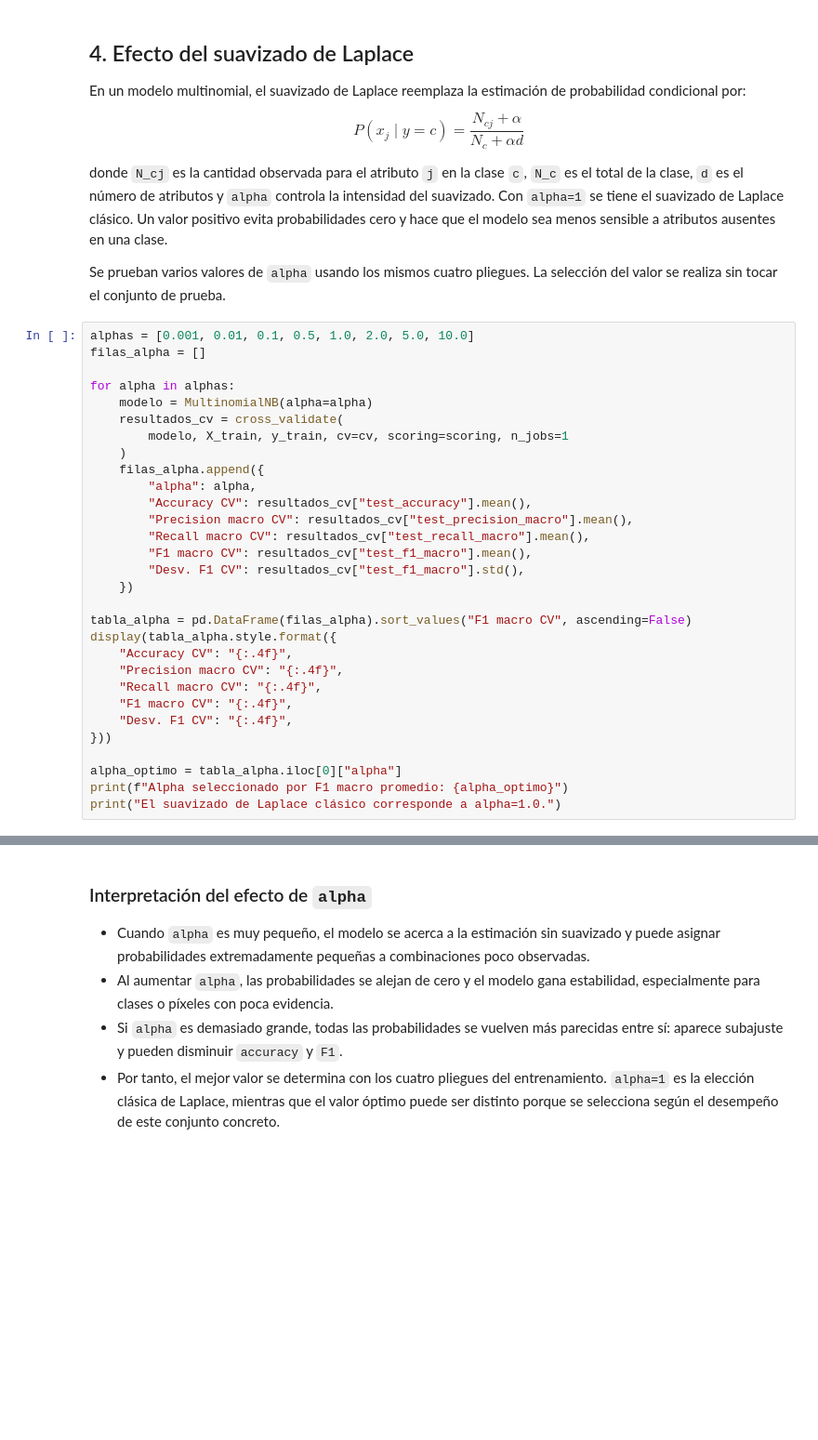
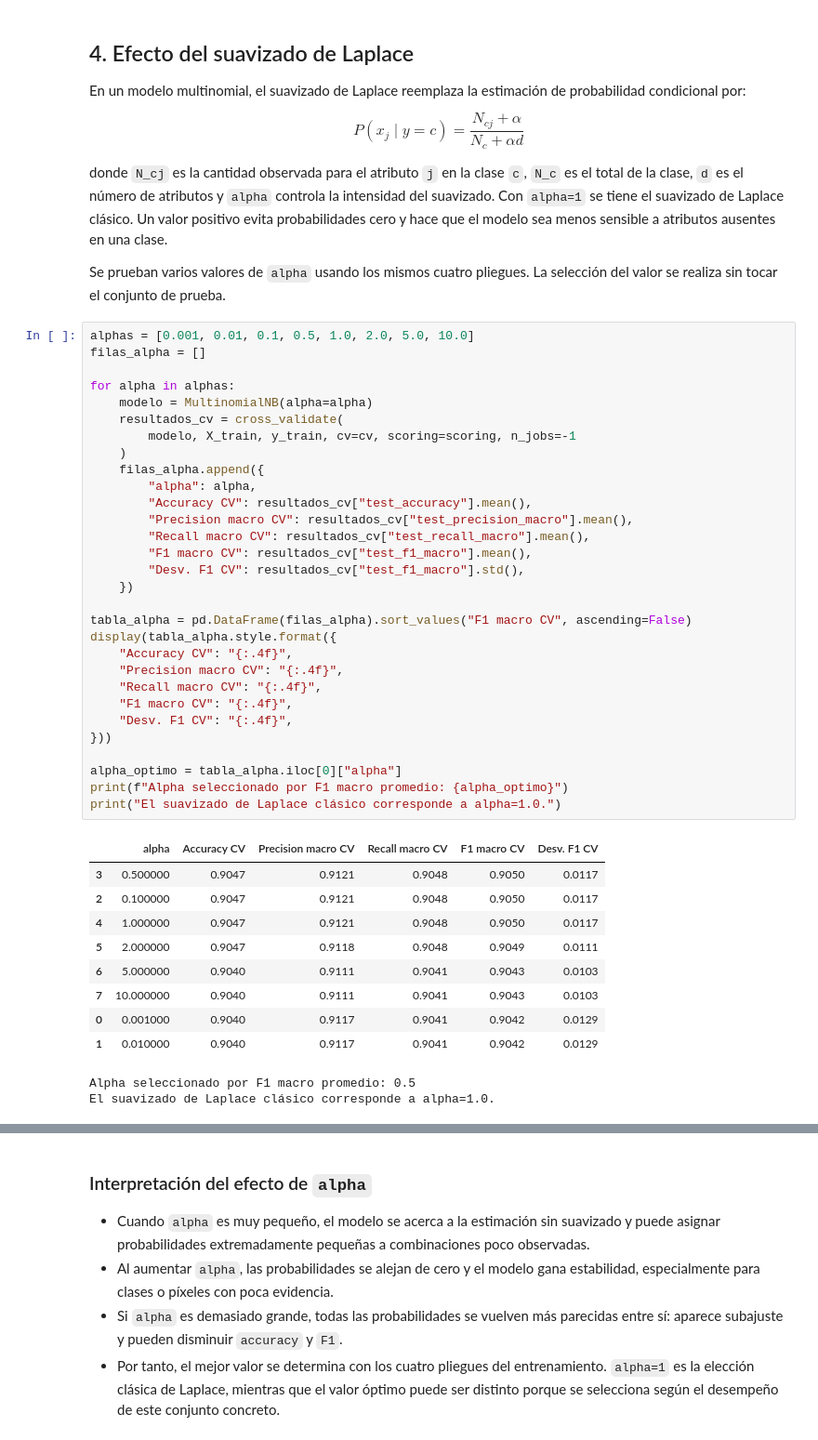
Before and after one commit to Luis-988/Talleres_Grupo3_IA, a Jupyter notebook: Taller#9/ClasificadoresBayesianos.ipynb, the cells around one changed output, grey strips where cells are left out. Shown at 93% size. Saved outputs shown, nothing was run; the diff lists cells and outputs as text; blank space fills up the shorter version.

```diff
--- a/Taller#9/ClasificadoresBayesianos.ipynb
+++ b/Taller#9/ClasificadoresBayesianos.ipynb
@@ -122,31 +148,43 @@ Se prueban varios valores de `alpha` usando los mismos cuatro pliegues. La selec
 # %%
 alphas = [0.001, 0.01, 0.1, 0.5, 1.0, 2.0, 5.0, 10.0]
 filas_alpha = []
 
 for alpha in alphas:
     modelo = MultinomialNB(alpha=alpha)
     resultados_cv = cross_validate(
-        modelo, X_train, y_train, cv=cv, scoring=scoring, n_jobs=1
+        modelo, X_train, y_train, cv=cv, scoring=scoring, n_jobs=-1
     )
     filas_alpha.append({
         "alpha": alpha,
         "Accuracy CV": resultados_cv["test_accuracy"].mean(),
         "Precision macro CV": resultados_cv["test_precision_macro"].mean(),
         "Recall macro CV": resultados_cv["test_recall_macro"].mean(),
         "F1 macro CV": resultados_cv["test_f1_macro"].mean(),
         "Desv. F1 CV": resultados_cv["test_f1_macro"].std(),
     })
 
 tabla_alpha = pd.DataFrame(filas_alpha).sort_values("F1 macro CV", ascending=False)
 display(tabla_alpha.style.format({
     "Accuracy CV": "{:.4f}",
     "Precision macro CV": "{:.4f}",
     "Recall macro CV": "{:.4f}",
     "F1 macro CV": "{:.4f}",
     "Desv. F1 CV": "{:.4f}",
 }))
 
 alpha_optimo = tabla_alpha.iloc[0]["alpha"]
 print(f"Alpha seleccionado por F1 macro promedio: {alpha_optimo}")
 print("El suavizado de Laplace clásico corresponde a alpha=1.0.")
+# %% [output]
+|  | alpha | Accuracy CV | Precision macro CV | Recall macro CV | F1 macro CV | Desv. F1 CV |
+| 3 | 0.500000 | 0.9047 | 0.9121 | 0.9048 | 0.9050 | 0.0117 |
+| 2 | 0.100000 | 0.9047 | 0.9121 | 0.9048 | 0.9050 | 0.0117 |
+| 4 | 1.000000 | 0.9047 | 0.9121 | 0.9048 | 0.9050 | 0.0117 |
+| 5 | 2.000000 | 0.9047 | 0.9118 | 0.9048 | 0.9049 | 0.0111 |
+| 6 | 5.000000 | 0.9040 | 0.9111 | 0.9041 | 0.9043 | 0.0103 |
+| 7 | 10.000000 | 0.9040 | 0.9111 | 0.9041 | 0.9043 | 0.0103 |
+| 0 | 0.001000 | 0.9040 | 0.9117 | 0.9041 | 0.9042 | 0.0129 |
+| 1 | 0.010000 | 0.9040 | 0.9117 | 0.9041 | 0.9042 | 0.0129 |
+Alpha seleccionado por F1 macro promedio: 0.5
+El suavizado de Laplace clásico corresponde a alpha=1.0.
 # %%
```
Also changed, not shown: parts of 6 cells of this notebook.
